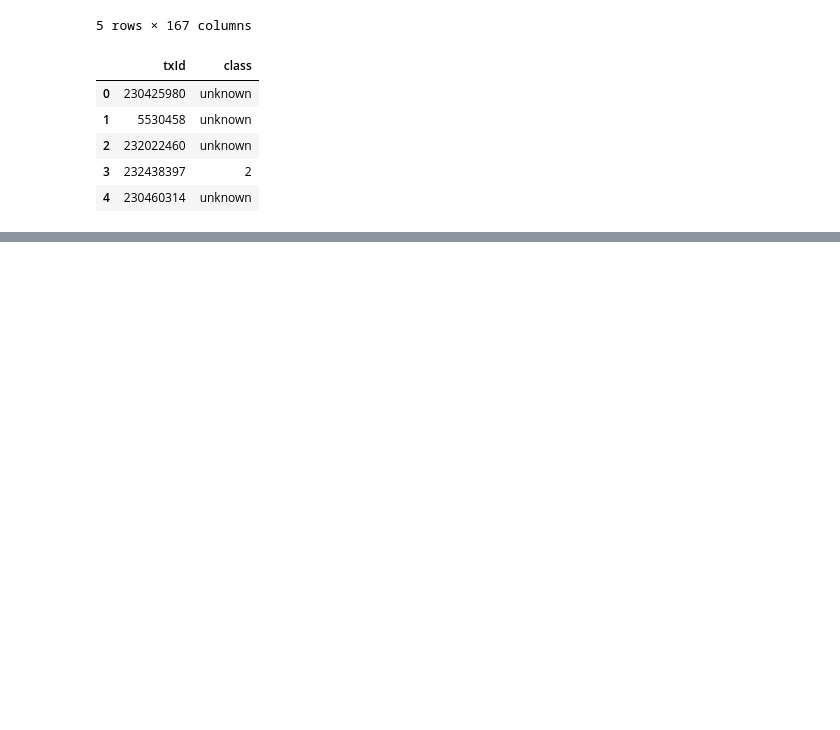
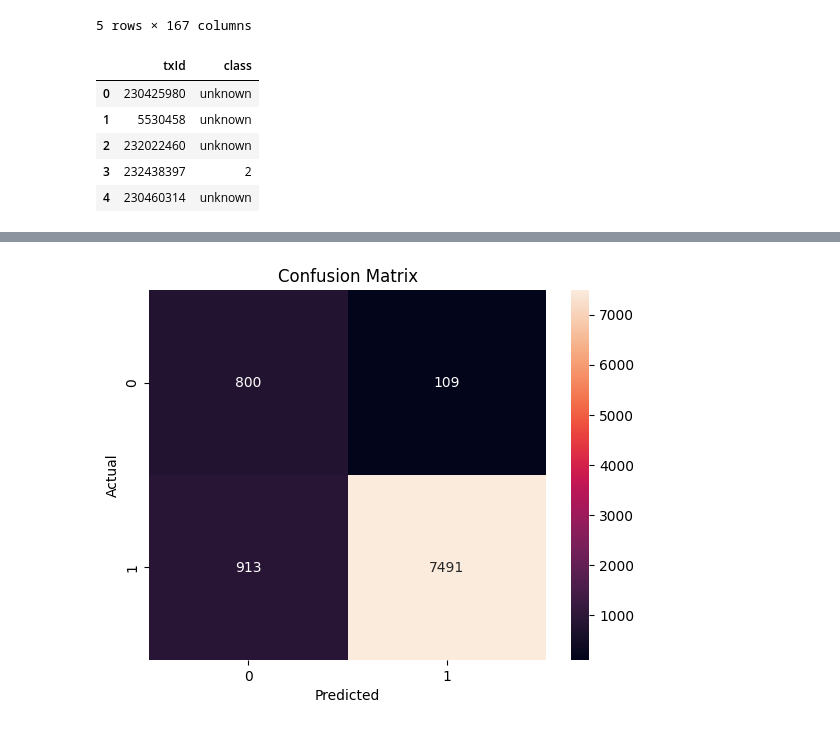
Before and after one commit to aishwary-vansh/Fraud-Detection-GNN-, a Jupyter notebook: notebooks/FinancialFraud.ipynb, the cells around one changed output, grey strips where cells are left out. Drawn from its saved outputs; the diff is of its cells as text; code cells hidden in the pictures; blank space fills up the shorter version.

```diff
--- a/notebooks/FinancialFraud.ipynb
+++ b/notebooks/FinancialFraud.ipynb
@@ -53,0 +68,20 @@ TypeError: 'tuple' object is not callable
+# %%
+x = torch.tensor(data.iloc[:,1:-1].values, dtype=torch.float)
+y = torch.tensor(data["class"].values, dtype=torch.long)
+tx_ids = data["txId"].values
+tx_id_map = {tx_id: i for i, tx_id in enumerate(tx_ids)}
+# edge_index = torch.tensor(edges.values.T, dtype=torch.long)
+edge_list = []
+
+for _, row in edges.iterrows():
+
+    src = row["txId1"]
+    dst = row["txId2"]
+
+    if src in tx_id_map and dst in tx_id_map:
+        edge_list.append([tx_id_map[src], tx_id_map[dst]])
+
+edge_index = torch.tensor(edge_list, dtype=torch.long).t().contiguous()
+graph_data = Data(x=x, edge_index=edge_index, y=y)
+
+print(graph_data)
@@ -53,0 +234,18 @@ TypeError: 'tuple' object is not callable
+# %%
+import seaborn as sns
+import matplotlib.pyplot as plt
+from sklearn.metrics import confusion_matrix
+
+cm = confusion_matrix(
+    graph_data.y[test_idx].cpu(),
+    pred[test_idx].cpu()
+)
+sns.heatmap(cm, annot=True, fmt="d")
+
+plt.title("Confusion Matrix")
+plt.xlabel("Predicted")
+plt.ylabel("Actual")
+
+plt.show()
+# %% [output]
+[figure, added]
```
Also changed, not shown: parts of 14 cells of this notebook, 1 other file.
